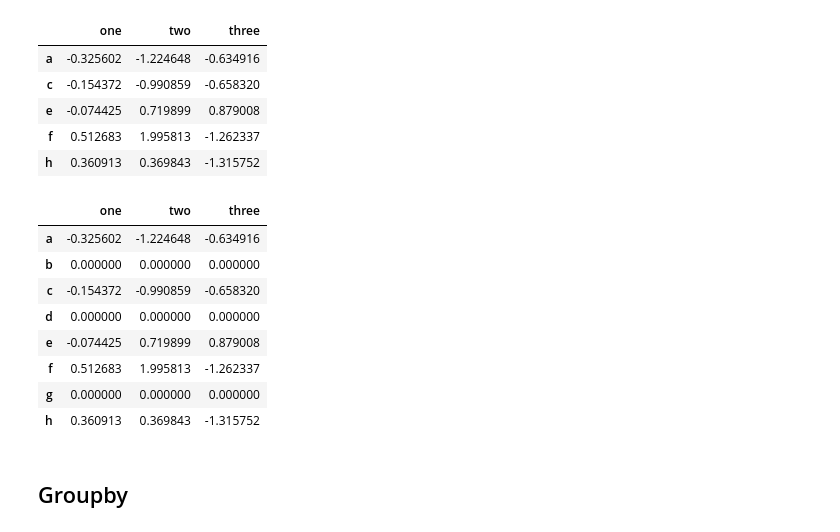
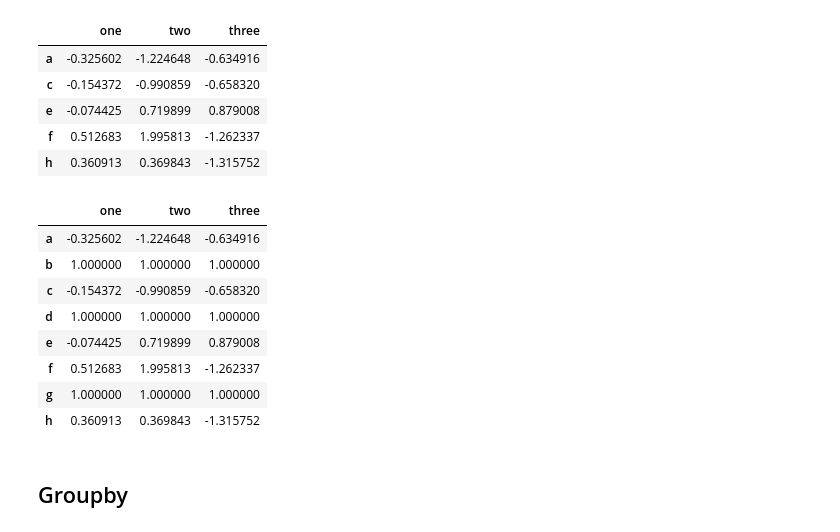
Before and after one commit to BamdadTabari/Pandas-hands-on-learning, a Jupyter notebook: pandas+crash+course.ipynb, the cells around one changed output. Cells and saved outputs as stored; diff of their text form; code cells hidden in the pictures.

Commit message:
fillna(1)

```diff
--- a/pandas+crash+course.ipynb
+++ b/pandas+crash+course.ipynb
@@ -358,16 +358,16 @@ dataframe.dropna()
 | h | 0.360913 | 0.369843 | -1.315752 |
 # %%
 #Fill missing values with 0
-dataframe.fillna(0)
+dataframe.fillna(1)
 # %% [output]
 |  | one | two | three |
 | a | -0.325602 | -1.224648 | -0.634916 |
-| b | 0.000000 | 0.000000 | 0.000000 |
+| b | 1.000000 | 1.000000 | 1.000000 |
 | c | -0.154372 | -0.990859 | -0.658320 |
-| d | 0.000000 | 0.000000 | 0.000000 |
+| d | 1.000000 | 1.000000 | 1.000000 |
 | e | -0.074425 | 0.719899 | 0.879008 |
 | f | 0.512683 | 1.995813 | -1.262337 |
-| g | 0.000000 | 0.000000 | 0.000000 |
+| g | 1.000000 | 1.000000 | 1.000000 |
 | h | 0.360913 | 0.369843 | -1.315752 |
 # %% [markdown]
 ## Groupby
```
